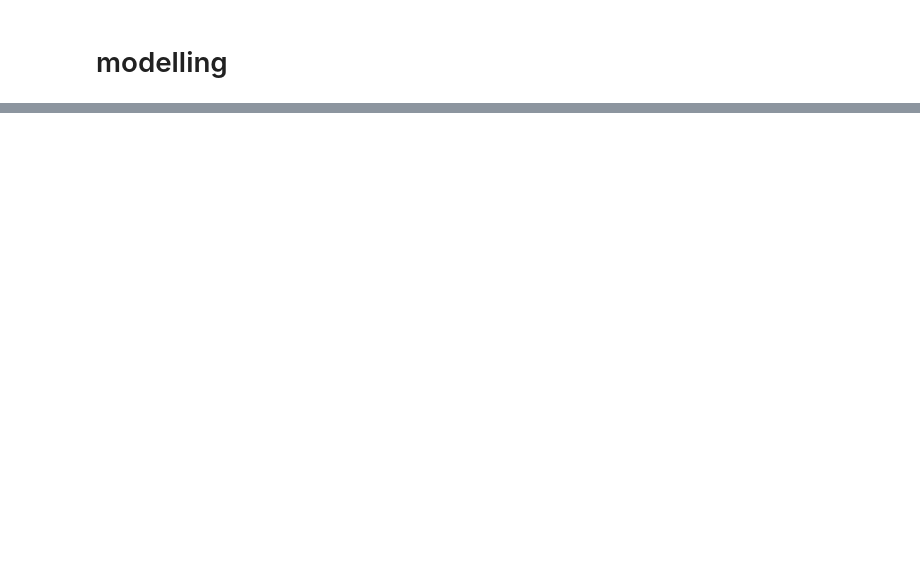
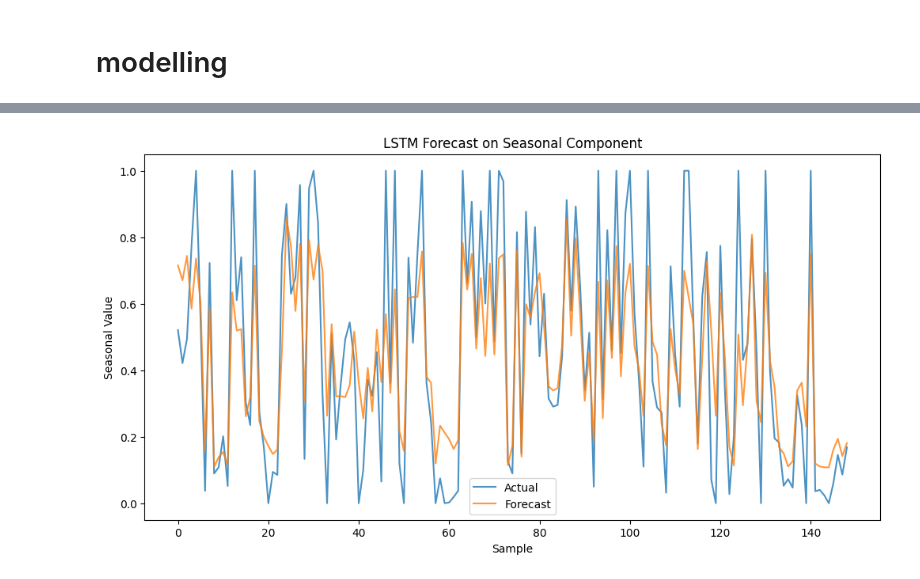
Before and after one commit to rakuzai/watermeter_pdam_STL-LSTM, a Jupyter notebook: main.ipynb, the cells around one changed output, grey strips where cells are left out. Saved outputs shown, nothing was run; the diff lists cells and outputs as text; code cells hidden in the pictures; blank space fills up the shorter version.

Commit message:
feat: baseline model

```diff
--- a/main.ipynb
+++ b/main.ipynb
@@ -322 +312,18 @@ Resid train: (3514, 3) Resid test: (891, 3)
+# %%
+X_train_trend, y_train_trend, train_meta_trend = create_sequences(trend_train_norm, seq_length, 'trend_norm')
+X_test_trend, y_test_trend, test_meta_trend = create_sequences(trend_test_norm, seq_length, 'trend_norm')
+
+X_train_trend_tensor = torch.tensor(X_train_trend, dtype=torch.float32).unsqueeze(-1)
+y_train_trend_tensor = torch.tensor(y_train_trend, dtype=torch.float32).unsqueeze(-1)
+X_test_trend_tensor = torch.tensor(X_test_trend, dtype=torch.float32).unsqueeze(-1)
+y_test_trend_tensor = torch.tensor(y_test_trend, dtype=torch.float32).unsqueeze(-1)
+
+train_dataset_trend = TensorDataset(X_train_trend_tensor, y_train_trend_tensor)
+train_loader_trend = DataLoader(train_dataset_trend, batch_size=batch_size, shuffle=False)
+
+# Model, loss, optimizer
+device = torch.device("cuda" if torch.cuda.is_available() else "cpu")
+model = LSTMModel().to(device)
+criterion = nn.MSELoss()
+optimizer = torch.optim.Adam(model.parameters(), lr=1e-4)
 # %%
@@ -505,0 +447,37 @@ plt.show()
+# %%
+for epoch in range(epochs):
+    model.train()
+    train_losses = []
+    for xb, yb in train_loader_seasonal:
+        xb, yb = xb.to(device), yb.to(device)
+        optimizer.zero_grad()
+        output = model(xb)
+        loss = criterion(output, yb)
+        loss.backward()
+        optimizer.step()
+        train_losses.append(loss.item())
+    avg_loss = np.mean(train_losses)
+
+    # Eval on train set (optional) or small eval set to monitor
+    model.eval()
+    with torch.no_grad():
+        output_test = model(X_test_seasonal_tensor.to(device))
+        test_loss = criterion(output_test, y_test_seasonal_tensor.to(device)).item()
+
+    print(f"Epoch {epoch+1}/{epochs}, Train Loss: {avg_loss:.4f}, Test Loss: {test_loss:.4f}")
+
+# Forecast pada test set
+model.eval()
+with torch.no_grad():
+    y_pred_seasonal = model(X_test_seasonal_tensor.to(device)).cpu().numpy()
+
+# Plot forecast vs actual
+plt.figure(figsize=(12,6))
+plt.plot(y_test_seasonal, label='Actual', alpha=0.8)
+plt.plot(y_pred_seasonal, label='Forecast', alpha=0.8)
+plt.xlabel('Sample')
+plt.ylabel('Seasonal Value')
+plt.title('LSTM Forecast on Seasonal Component')
+plt.legend()
+plt.show()
+# %% [output]
@@ -506 +501,2 @@ plt.show()
+[figure, added]
 # %%
```
Also changed, not shown: parts of 40 cells of this notebook, 2 other files.
